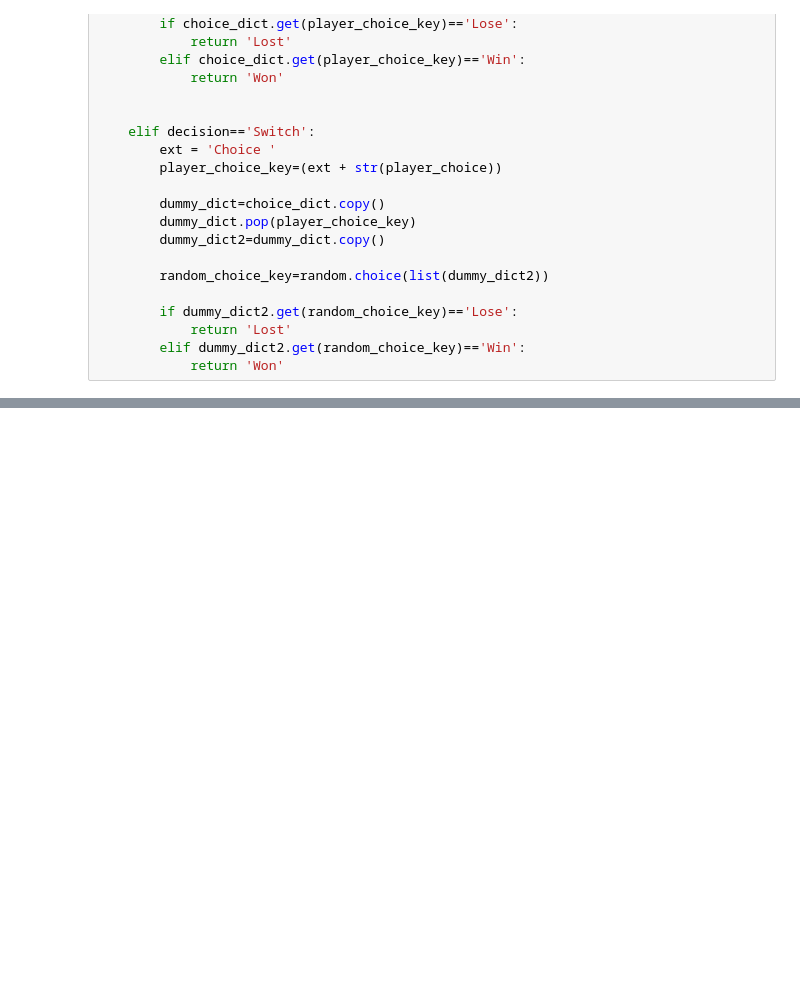
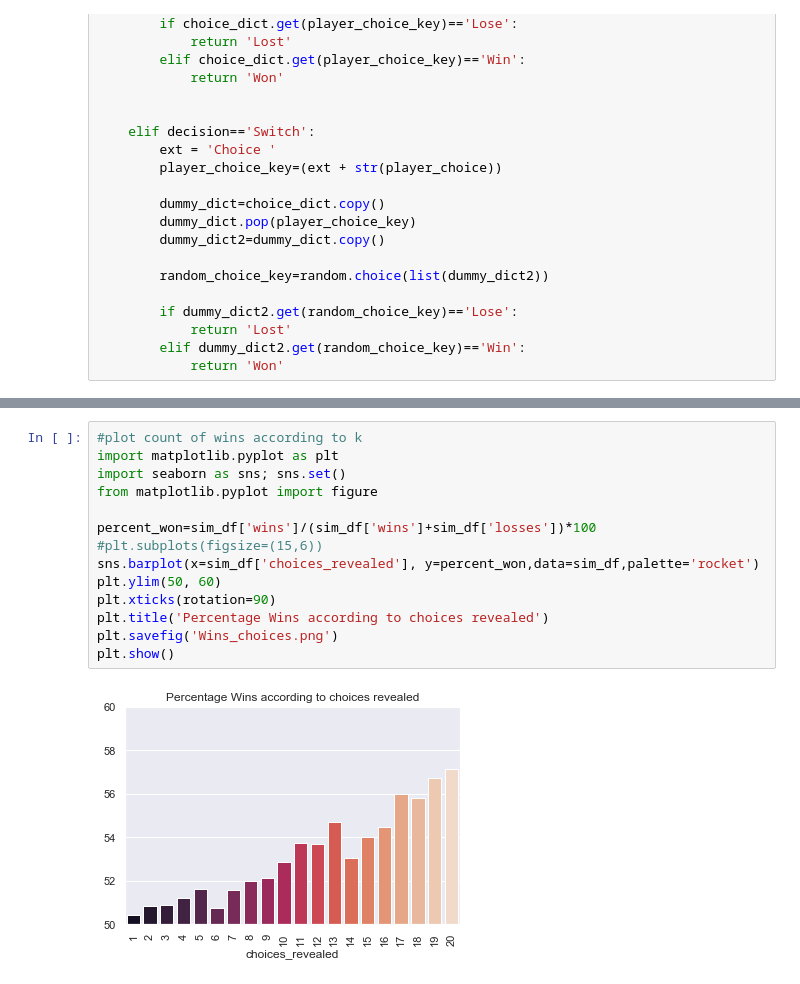
Before and after one commit to Neil621/Brexit_Simulator, a Jupyter notebook: Monty_Hall_Simulation.ipynb, the cells around one changed output, grey strips where cells are left out. Saved outputs shown, nothing was run; the diff lists cells and outputs as text; blank space fills up the shorter version.

Commit message:
added simulation charts and custom

```diff
--- a/Monty_Hall_Simulation.ipynb
+++ b/Monty_Hall_Simulation.ipynb
@@ -272,0 +355,16 @@ def simulate_game(k):
+# %%
+#plot count of wins according to k
+import matplotlib.pyplot as plt
+import seaborn as sns; sns.set()
+from matplotlib.pyplot import figure
+
+percent_won=sim_df['wins']/(sim_df['wins']+sim_df['losses'])*100
+#plt.subplots(figsize=(15,6))
+sns.barplot(x=sim_df['choices_revealed'], y=percent_won,data=sim_df,palette='rocket')
+plt.ylim(50, 60)
+plt.xticks(rotation=90)
+plt.title('Percentage Wins according to choices revealed')
+plt.savefig('Wins_choices.png')
+plt.show()
+# %% [output]
+[figure, added]
```
Also changed, not shown: parts of 20 cells of this notebook, 2 other files.
